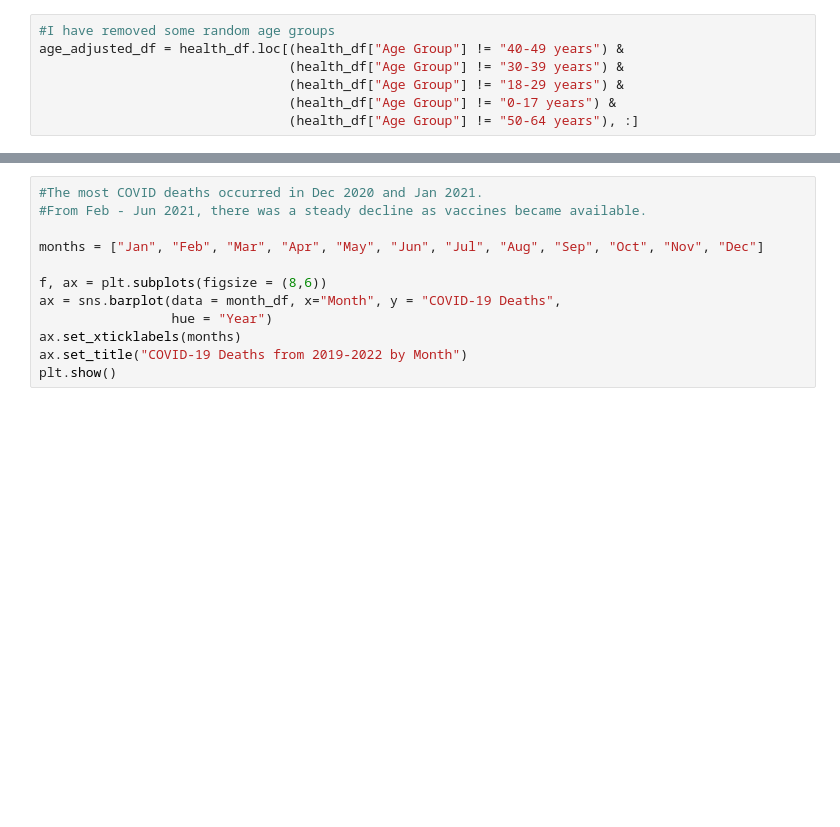
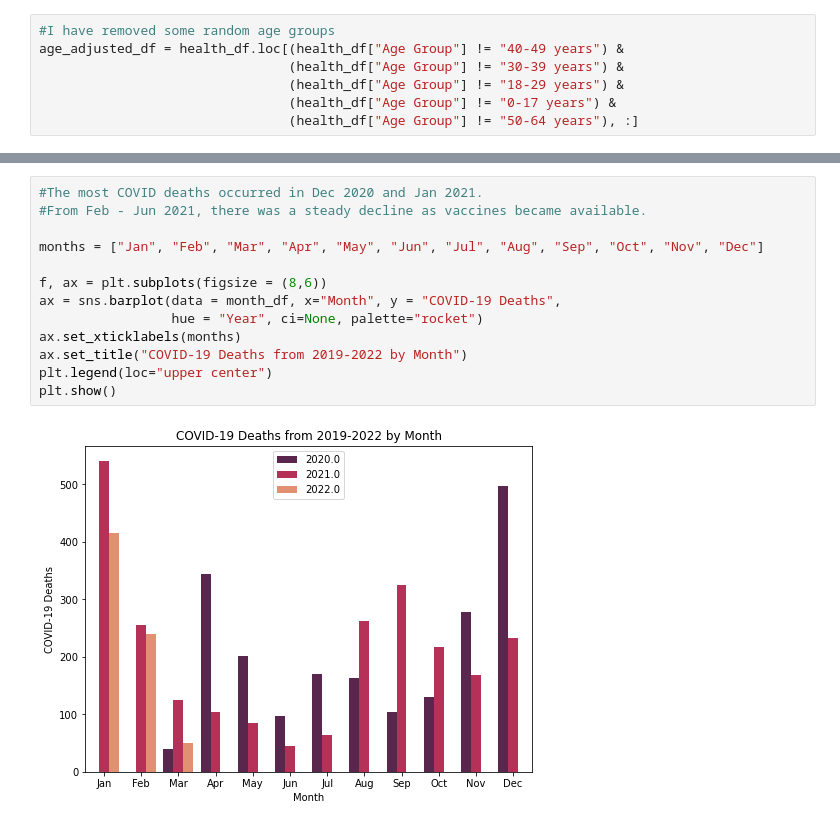
Before and after one commit to valputla/InfectionDataAnalysis, a Jupyter notebook: Dataset.ipynb, the cells around one changed output, grey strips where cells are left out. Cells and saved outputs as stored; diff of their text form; blank space fills up the shorter version.

```diff
--- a/Dataset.ipynb
+++ b/Dataset.ipynb
@@ -97,15 +130,18 @@ plt.show()
 # %%
 #The most COVID deaths occurred in Dec 2020 and Jan 2021.
 #From Feb - Jun 2021, there was a steady decline as vaccines became available.
 
 months = ["Jan", "Feb", "Mar", "Apr", "May", "Jun", "Jul", "Aug", "Sep", "Oct", "Nov", "Dec"]
 
 f, ax = plt.subplots(figsize = (8,6))
 ax = sns.barplot(data = month_df, x="Month", y = "COVID-19 Deaths",
-                 hue = "Year")
+                 hue = "Year", ci=None, palette="rocket")
 ax.set_xticklabels(months)
 ax.set_title("COVID-19 Deaths from 2019-2022 by Month")
+plt.legend(loc="upper center")
 plt.show()
+# %% [output]
+[figure, added]
 # %%
 states = ['Alabama', 'Alaska', 'Arizona', 'Arkansas',
        'California', 'Colorado', 'Connecticut', 'Delaware',
```
Also changed, not shown: parts of 7 cells of this notebook.
